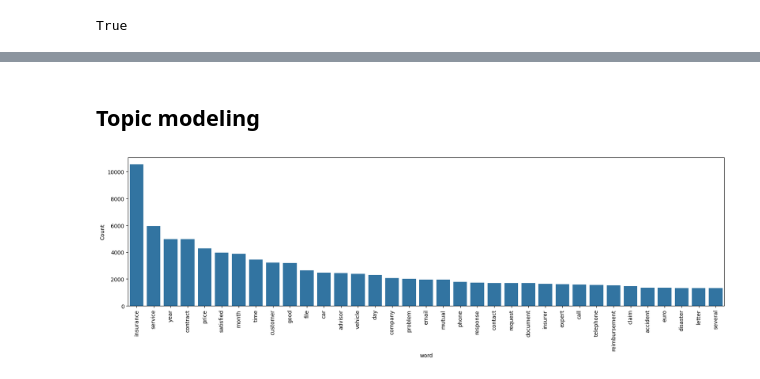
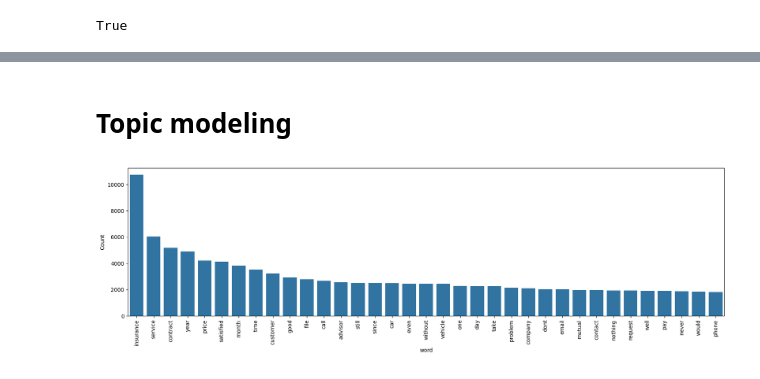
Before and after one commit to LisaLOUNIS/NLP, a Jupyter notebook: project2.ipynb, the cells around one changed output, grey strips where cells are left out. Drawn from its saved outputs; the diff is of its cells as text; code cells hidden in the pictures.

Commit message:
update topic modeling and streamlit app

```diff
--- a/project2.ipynb
+++ b/project2.ipynb
@@ -244,5 +341,5 @@ freq_words(reviews_en, 35)
 # %% [markdown]
-## Topic modeling
+# Topic modeling
 # %%
 # !python -m spacy download en_core_web_sm
 nlp = spacy.load('en_core_web_sm', disable=['parser', 'ner'])
@@ -264,4 +346,4 @@ for i in range(len(tokenized_and_lemmatized_reviews)):
-# %%
-freq_words(reviews_3, 35)
-# %% [output]
-[figure, removed]
+# %%
+reviews = freq_words(all_data['review_en_lemmatized'], 35)
+# %% [output]
+[figure, added]
```
Also changed, not shown: parts of 36 cells of this notebook, 3 other files.
